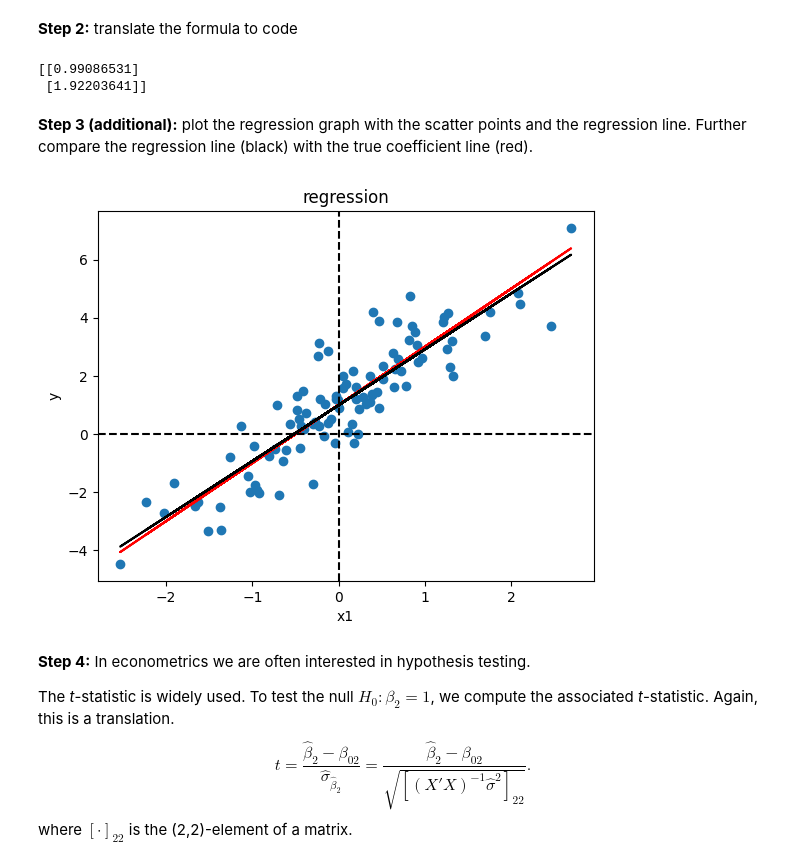
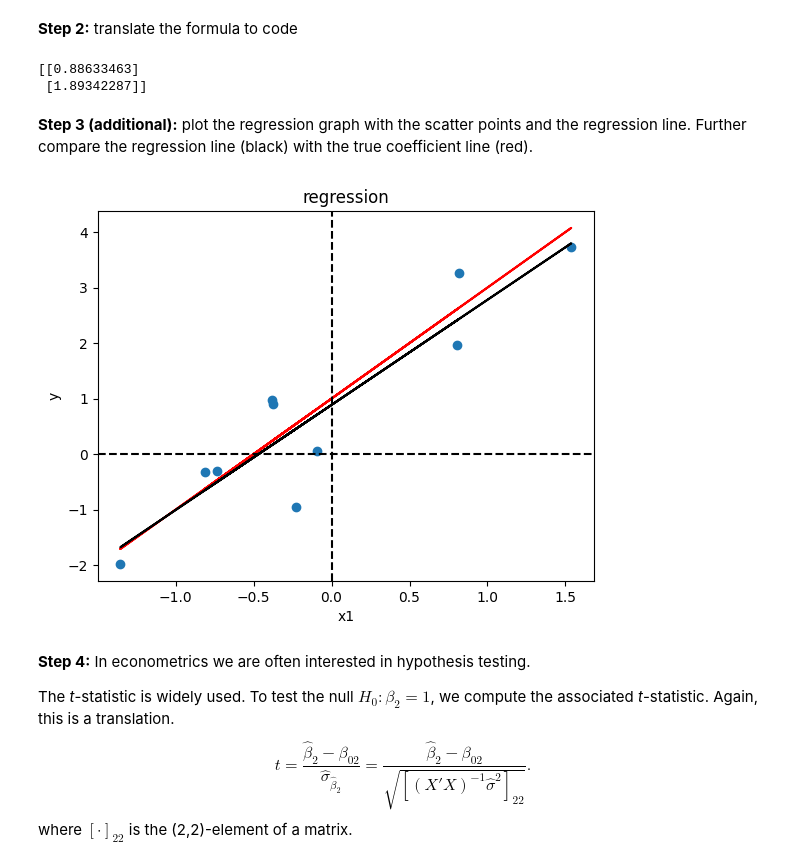
Before and after one commit to zhentaoshi/Econ5821, a Jupyter notebook: py_01_basic.ipynb, the cells around one changed output. Drawn from its saved outputs; the diff is of its cells as text; code cells hidden in the pictures.

```diff
--- a/py_01_basic.ipynb
+++ b/py_01_basic.ipynb
@@ -144,11 +250,9 @@ To conduct OLS estimation in Python, we literally translate the mathematical exp
 
 __Step 1__: We need data $Y$ and $X$ to run OLS. We simulate an artificial dataset.
 # %%
-# simulate data
-import random
-np.random.seed(111) # can be removed to allow the result to change
+# np.random.seed(111) # can be removed to allow the result to change
 # set the parameters
-n = 100
+n = 10
 b0 = np.matrix([ [1],[2] ] )
 # generate the data
 e = np.random.normal(size = (n,1))
@@ -158,29 +262,29 @@ y = np.dot(X, b0) + e
 __Step 2:__ translate the formula to code
 # %%
 # OLS estimator
-bhat = np.dot(np.linalg.inv(np.dot( X.T, X ) ), np.dot( X.T, y ) )
+bhat = np.linalg.inv(X.T @ X) @ X.T @ y
 print(bhat)
 # %% [output]
-[[0.99086531]
- [1.92203641]]
+[[0.88633463]
+ [1.89342287]]
 # %% [markdown]
 __Step 3 (additional):__ plot the regression graph with the scatter points and the regression line.
 Further compare the regression line (black) with the true coefficient line (red).
 # %%
 # Import MathPlotLib
 import matplotlib.pyplot as plt
 X1 = X[:, 1]
 plt.plot(X1, y, 'o')
-plt.plot(X1, np.dot(X, b0), color='red', linestyle='-')
-plt.plot(X1, np.dot(X, bhat), color='black', linestyle='-')
+plt.plot(X1, X @ b0, color='red', linestyle='-')
+plt.plot(X1, X @ bhat, color='black', linestyle='-')
 plt.title('regression')
 plt.xlabel('x1')
 plt.ylabel('y')
 plt.axhline(0, color = 'black', linestyle = 'dashed')
 plt.axvline(0, color = 'black', linestyle = 'dashed')
 plt.show()
 # %% [output]
-[figure, old version]
+[figure, new version]
 # %% [markdown]
 __Step 4:__ In econometrics we are often interested in hypothesis testing.
 
```
Also changed, not shown: parts of 37 cells of this notebook, 1 other file.
